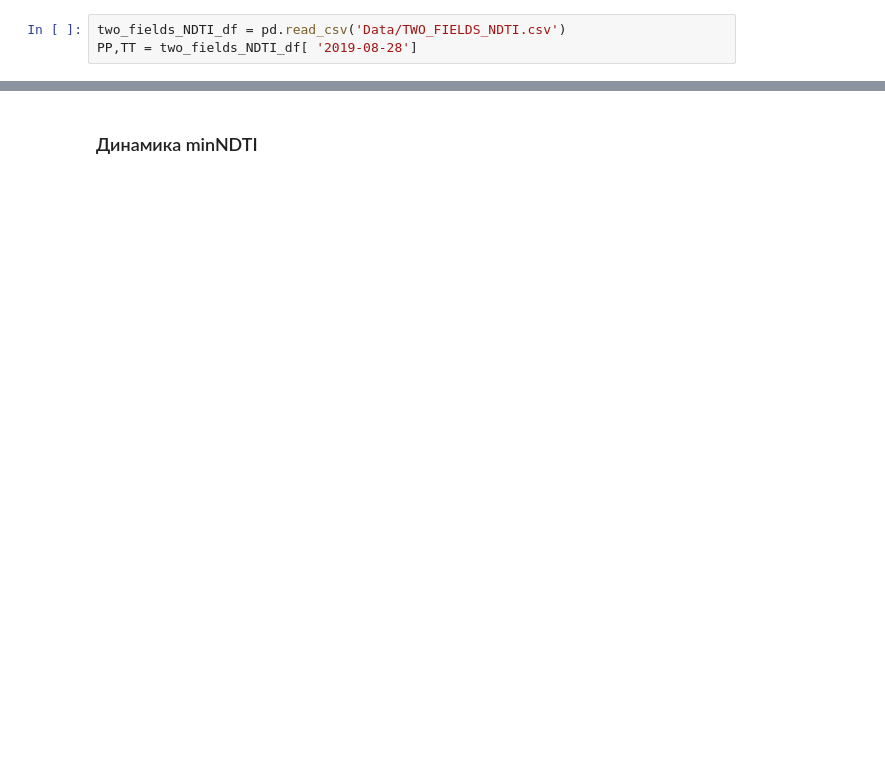
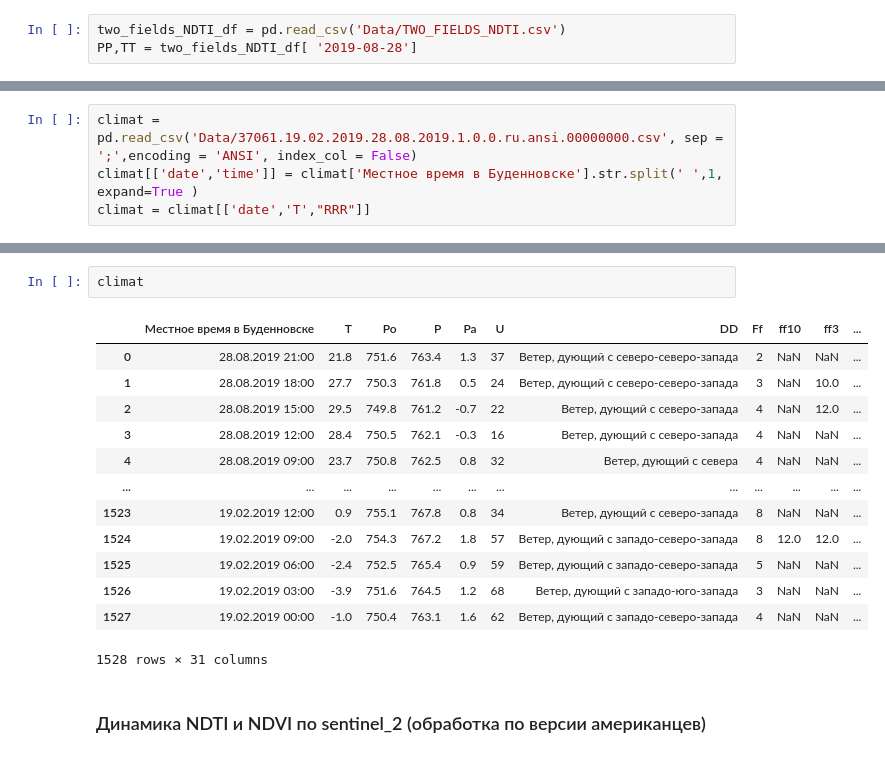
Before and after one commit to hukitoc94/Archangelskoe_NDTI_project, a Jupyter notebook: arhchan_project.ipynb, the cells around one changed output, grey strips where cells are left out. Saved outputs shown, nothing was run; the diff lists cells and outputs as text; blank space fills up the shorter version.

```diff
--- a/arhchan_project.ipynb
+++ b/arhchan_project.ipynb
@@ -303,0 +198,4 @@ box_plot.axvline(x = PP,color ='green', linewidth=2)
+# %%
+climat = pd.read_csv('Data/37061.19.02.2019.28.08.2019.1.0.0.ru.ansi.00000000.csv', sep = ';',encoding = 'ANSI', index_col = False)
+climat[['date','time']] = climat['Местное время в Буденновске'].str.split(' ',1, expand=True )
+climat = climat[['date','T',"RRR"]]
@@ -304,3 +250,19 @@ box_plot.axvline(x = PP,color ='green', linewidth=2)
+# %%
+climat
+# %% [output]
+|  | Местное время в Буденновске | T | Po | P | Pa | U | DD | Ff | ff10 | ff3 | ... |
+| 0 | 28.08.2019 21:00 | 21.8 | 751.6 | 763.4 | 1.3 | 37 | Ветер, дующий с северо-северо-запада | 2 | NaN | NaN | ... |
+| 1 | 28.08.2019 18:00 | 27.7 | 750.3 | 761.8 | 0.5 | 24 | Ветер, дующий с северо-северо-запада | 3 | NaN | 10.0 | ... |
+| 2 | 28.08.2019 15:00 | 29.5 | 749.8 | 761.2 | -0.7 | 22 | Ветер, дующий с северо-запада | 4 | NaN | 12.0 | ... |
+| 3 | 28.08.2019 12:00 | 28.4 | 750.5 | 762.1 | -0.3 | 16 | Ветер, дующий с северо-запада | 4 | NaN | NaN | ... |
+| 4 | 28.08.2019 09:00 | 23.7 | 750.8 | 762.5 | 0.8 | 32 | Ветер, дующий с севера | 4 | NaN | NaN | ... |
+| ... | ... | ... | ... | ... | ... | ... | ... | ... | ... | ... | ... |
+| 1523 | 19.02.2019 12:00 | 0.9 | 755.1 | 767.8 | 0.8 | 34 | Ветер, дующий с северо-запада | 8 | NaN | NaN | ... |
+| 1524 | 19.02.2019 09:00 | -2.0 | 754.3 | 767.2 | 1.8 | 57 | Ветер, дующий с западо-северо-запада | 8 | 12.0 | 12.0 | ... |
+| 1525 | 19.02.2019 06:00 | -2.4 | 752.5 | 765.4 | 0.9 | 59 | Ветер, дующий с западо-северо-запада | 5 | NaN | NaN | ... |
+| 1526 | 19.02.2019 03:00 | -3.9 | 751.6 | 764.5 | 1.2 | 68 | Ветер, дующий с западо-юго-запада | 3 | NaN | NaN | ... |
+| 1527 | 19.02.2019 00:00 | -1.0 | 750.4 | 763.1 | 1.6 | 62 | Ветер, дующий с западо-северо-запада | 4 | NaN | NaN | ... |
+1528 rows × 31 columns
 # %% [markdown]
-### Динамика minNDTI
+### Динамика NDTI и NDVI по sentinel_2 (обработка по версии американцев)
 # %%
```
Also changed, not shown: parts of 37 cells of this notebook, 5 other files.
